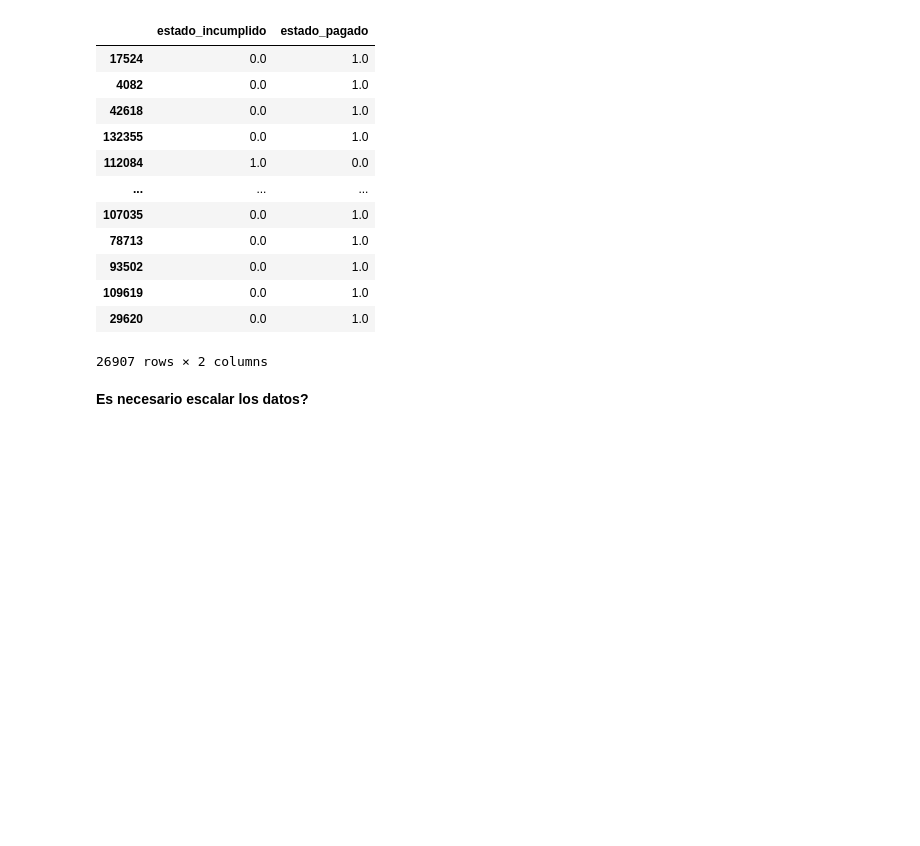
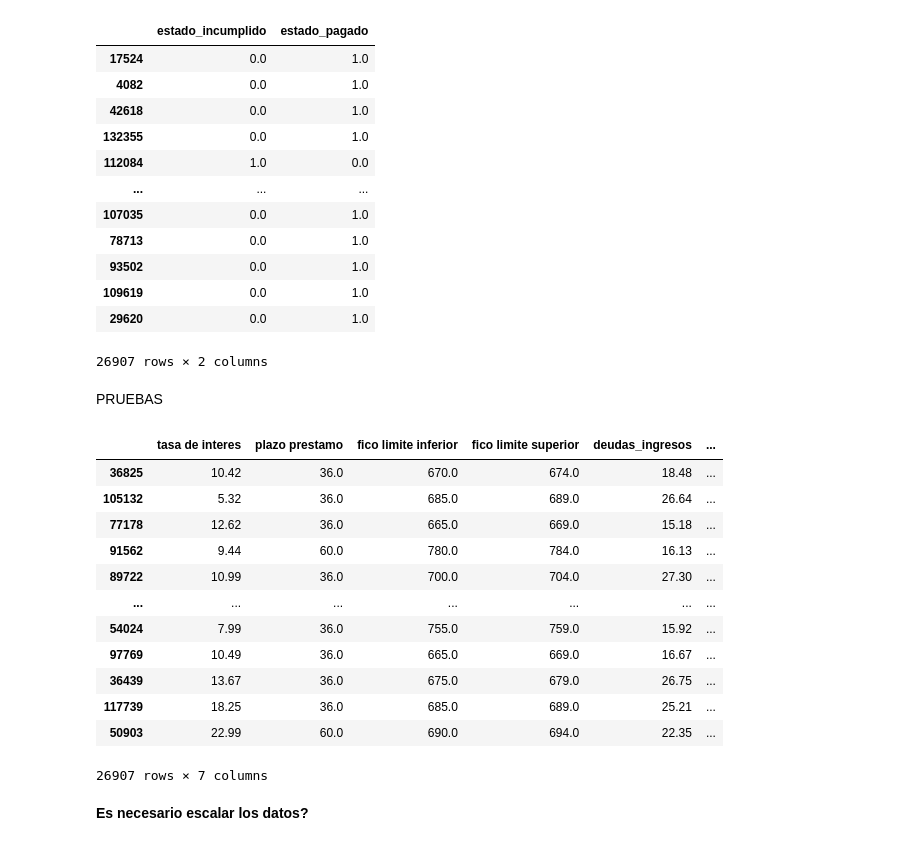
Before and after one commit to axelescalante0/Aprendizaje-Maquinal, a Jupyter notebook: main/Algoritmo_KNN.ipynb, the cells around one changed output. Cells and saved outputs as stored; diff of their text form; code cells hidden in the pictures; blank space fills up the shorter version.

```diff
--- a/main/Algoritmo_KNN.ipynb
+++ b/main/Algoritmo_KNN.ipynb
@@ -359,5 +396,39 @@ df_test
 | 109619 | 0.0 | 1.0 |
 | 29620 | 0.0 | 1.0 |
 26907 rows × 2 columns
+# %% [markdown]
+PRUEBAS
+# %%
+# Separar características y etiquetas
+X_test = test_set.drop("estado", axis=1)
+y_test = test_set["estado"].copy()
+
+# Imputar valores faltantes en el conjunto de prueba
+X_test_1 = imputer.transform(X_test)
+df_X_test_num = pd.DataFrame(X_test_1, columns=X_test.columns, index=X_test.index)
+
+# Codificar variable categórica en el conjunto de prueba
+X_test_cat = test_set[["estado"]]
+X_test_cat_1hot = cat_encoder.transform(X_test_cat)
+df_X_test_cat_1hot = pd.DataFrame(X_test_cat_1hot.toarray(), columns=cat_encoder.get_feature_names_out(), index=X_test_cat.index)
+
+# Concatenar las características numéricas y categóricas codificadas
+df_test = pd.concat([df_X_test_num, df_X_test_cat_1hot], axis=1)
+
+df_test
+# %% [output]
+|  | tasa de interes | plazo prestamo | fico limite inferior | fico limite superior | deudas_ingresos | ... |
+| 36825 | 10.42 | 36.0 | 670.0 | 674.0 | 18.48 | ... |
+| 105132 | 5.32 | 36.0 | 685.0 | 689.0 | 26.64 | ... |
+| 77178 | 12.62 | 36.0 | 665.0 | 669.0 | 15.18 | ... |
+| 91562 | 9.44 | 60.0 | 780.0 | 784.0 | 16.13 | ... |
+| 89722 | 10.99 | 36.0 | 700.0 | 704.0 | 27.30 | ... |
+| ... | ... | ... | ... | ... | ... | ... |
+| 54024 | 7.99 | 36.0 | 755.0 | 759.0 | 15.92 | ... |
+| 97769 | 10.49 | 36.0 | 665.0 | 669.0 | 16.67 | ... |
+| 36439 | 13.67 | 36.0 | 675.0 | 679.0 | 26.75 | ... |
+| 117739 | 18.25 | 36.0 | 685.0 | 689.0 | 25.21 | ... |
+| 50903 | 22.99 | 60.0 | 690.0 | 694.0 | 22.35 | ... |
+26907 rows × 7 columns
 # %% [markdown]
 **Es necesario escalar los datos?**
```
Also changed, not shown: parts of 8 cells of this notebook, 1 other file.
